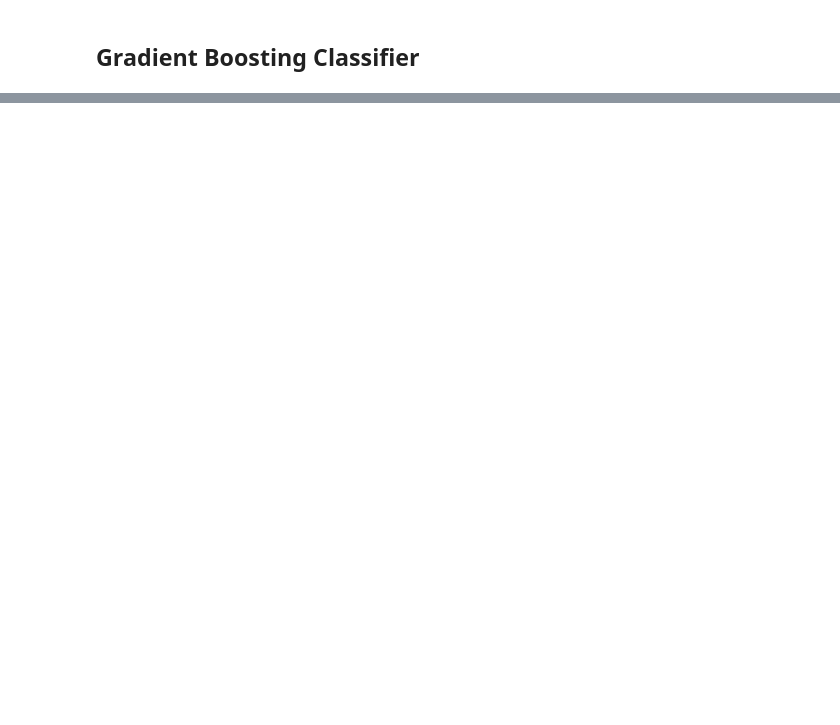
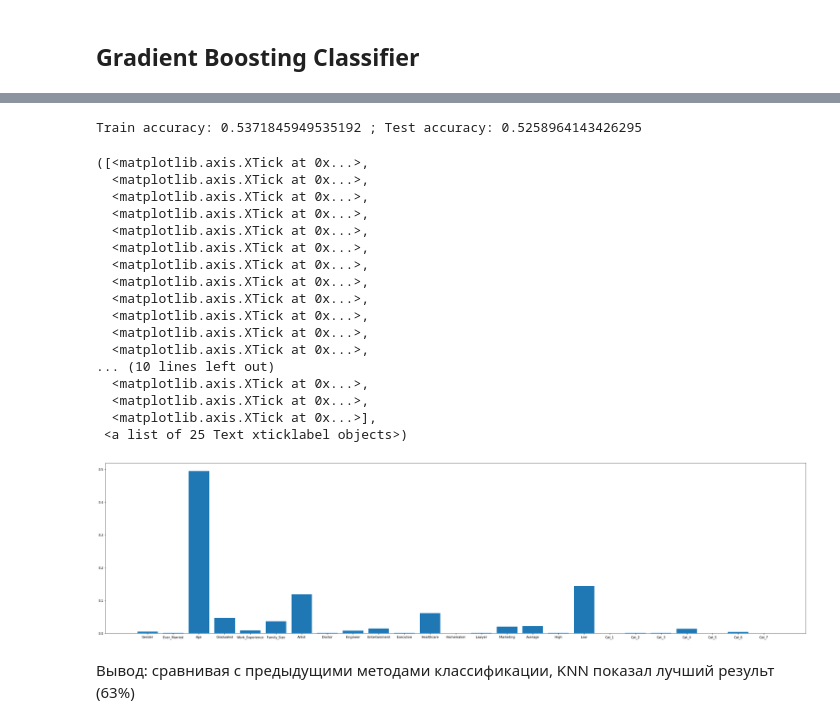
Before and after one commit to aleks73337/Data-Science, a Jupyter notebook: RF_GBT.ipynb, the cells around one changed output, grey strips where cells are left out. Cells and saved outputs as stored; diff of their text form; code cells hidden in the pictures; blank space fills up the shorter version.

```diff
--- a/RF_GBT.ipynb
+++ b/RF_GBT.ipynb
@@ -108,0 +212,3 @@ ValueError: ExponentialLoss requires 2 classes; got 4 class(es)
+# %%
+classifier = ensemble.GradientBoostingClassifier(n_estimators=20)
+classifier.fit(X_train, y_train)
@@ -108,0 +229,31 @@ ValueError: ExponentialLoss requires 2 classes; got 4 class(es)
+# %%
+print(f"Train accuracy: {accuracy_score(y_train, y_pred_train)} ; Test accuracy: {accuracy_score(y_test, y_pred_test)}")
+# %% [output]
+Train accuracy: 0.5371845949535192 ; Test accuracy: 0.5258964143426295
+# %%
+importances = classifier.feature_importances_
+# %%
+plt.figure(figsize=(40,10))
+plt.bar(range(len(importances)), importances)
+plt.xticks(range(len(importances)), features)
+# %% [output]
+([<matplotlib.axis.XTick at 0x...>,
+  <matplotlib.axis.XTick at 0x...>,
+  <matplotlib.axis.XTick at 0x...>,
+  <matplotlib.axis.XTick at 0x...>,
+  <matplotlib.axis.XTick at 0x...>,
+  <matplotlib.axis.XTick at 0x...>,
+  <matplotlib.axis.XTick at 0x...>,
+  <matplotlib.axis.XTick at 0x...>,
+  <matplotlib.axis.XTick at 0x...>,
+  <matplotlib.axis.XTick at 0x...>,
+  <matplotlib.axis.XTick at 0x...>,
+  <matplotlib.axis.XTick at 0x...>,
+... (10 lines left out)
+  <matplotlib.axis.XTick at 0x...>,
+  <matplotlib.axis.XTick at 0x...>,
+  <matplotlib.axis.XTick at 0x...>],
+ <a list of 25 Text xticklabel objects>)
+[figure, added]
+# %% [markdown]
+Вывод: сравнивая с предыдущими методами классификации, KNN показал лучший результ (63%)
```
Also changed, not shown: parts of 23 cells of this notebook, 1 other file.
